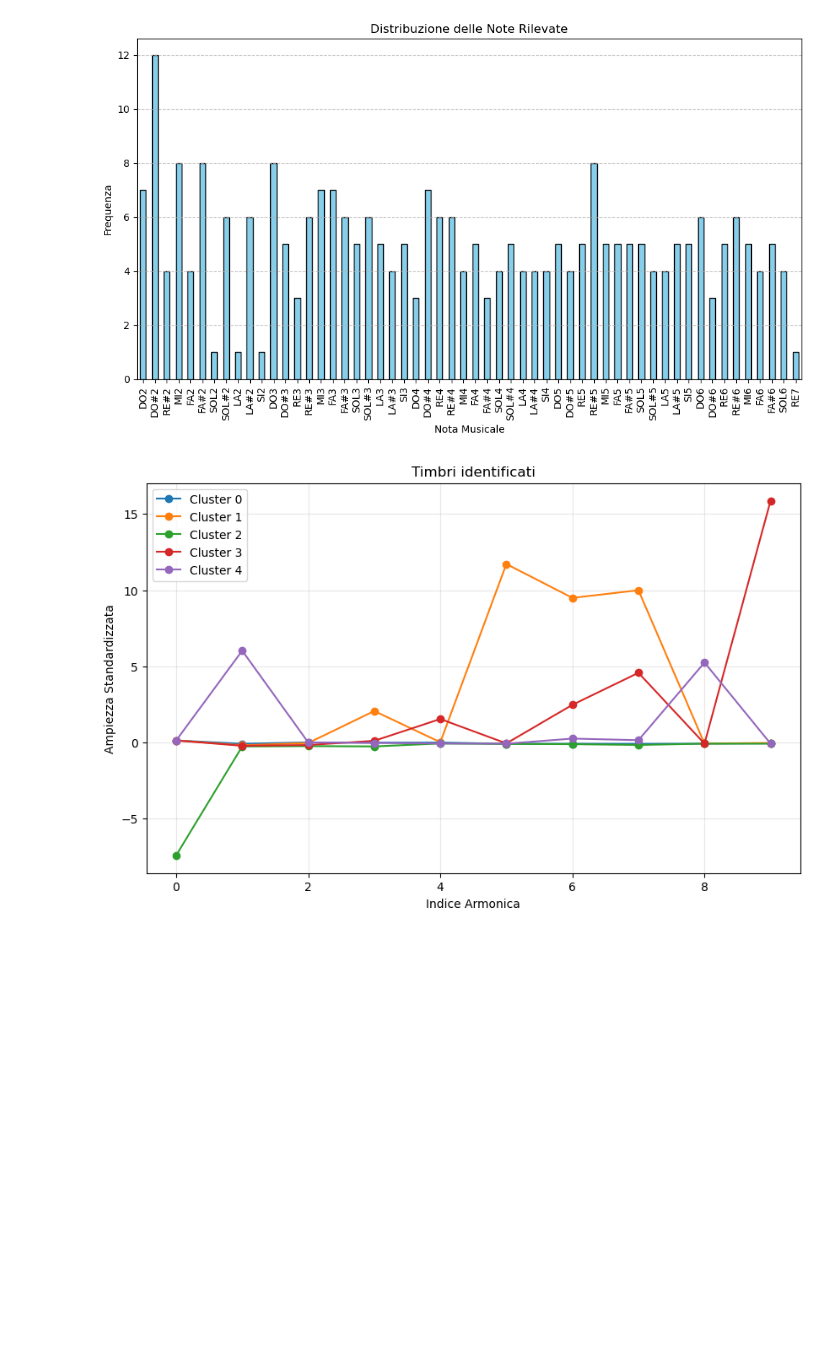
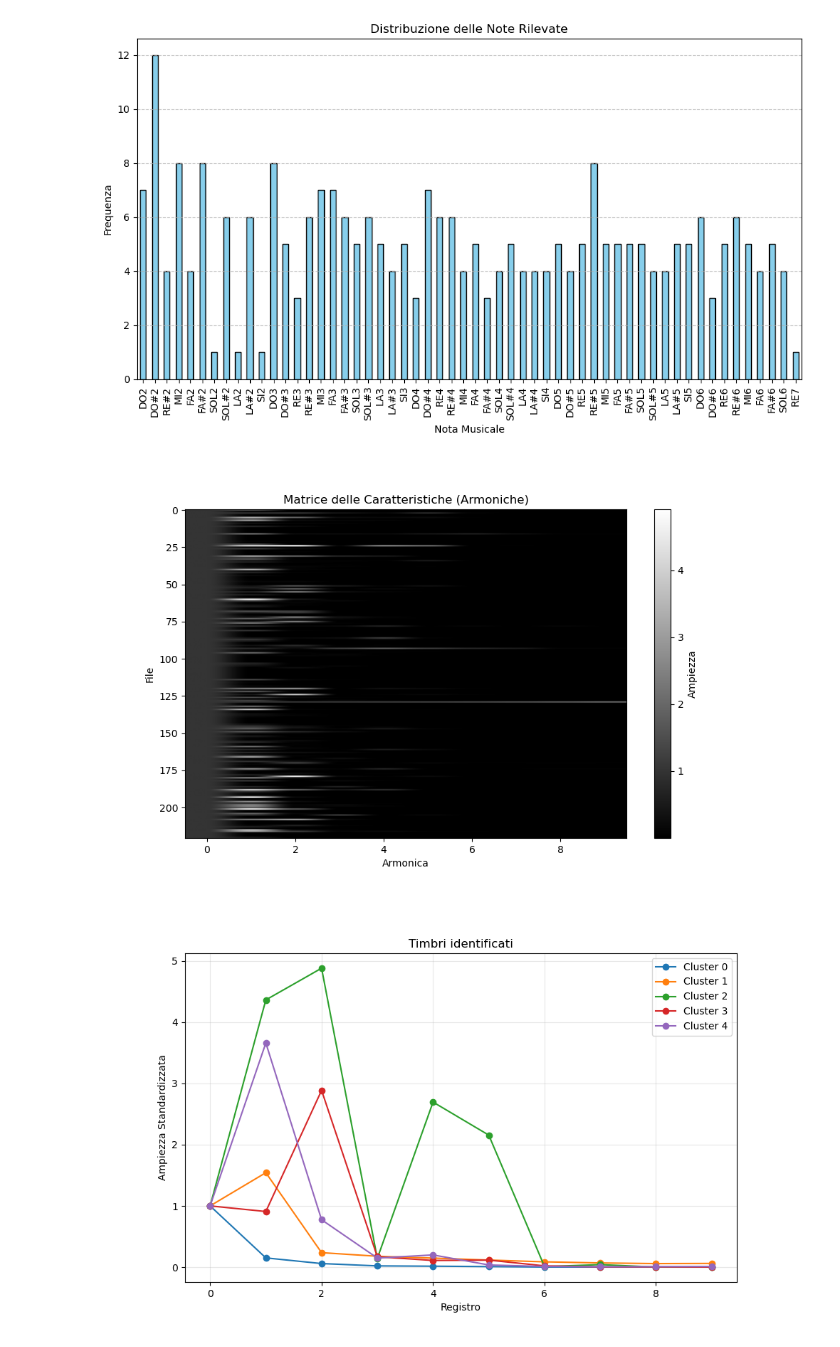
Before and after one commit to Lvetto/lmd_organo, a Jupyter notebook: Organ.ipynb, the cells around one changed output. Drawn from its saved outputs; the diff is of its cells as text; code cells hidden in the pictures; blank space fills up the shorter version.

```diff
--- a/Organ.ipynb
+++ b/Organ.ipynb
@@ -308,23 +308,41 @@ plt.show()
 # %%
 X_features = X_design[:, 1:]
 
-scaler = StandardScaler()
-X_scaled = scaler.fit_transform(X_features)
+# togli riga 150 165
+#X_features = np.delete(X_features, [139, 36], axis=0)
+
+# rimuovi righe con seconda armonica nulla
+mask = np.any(X_features == 0, axis=1)
+X_features = X_features[~mask]
+
+# rimuovi righe con almeno un'ampiezza > 5 su qualunque armonica
+mask_big = np.any(X_features > 5, axis=1)
+X_features = X_features[~mask_big]
+
+
+plt.figure(figsize=(10, 6))
+plt.imshow(X_features, aspect='auto', cmap='gray')
+plt.colorbar(label='Ampiezza')
+plt.title('Matrice delle Caratteristiche (Armoniche)')
+plt.xlabel('Armonica')
+plt.ylabel('File')
+plt.show()
 
 kmeans = KMeans(n_clusters=5, random_state=42)
-clusters = kmeans.fit_predict(X_scaled)
+clusters = kmeans.fit_predict(X_features)
 
 centri = kmeans.cluster_centers_
 
 plt.figure(figsize=(10, 6))
 for i in range(len(centri)):
     plt.plot(centri[i], marker='o', label=f'Cluster {i}')
 
 plt.title('Timbri identificati')
-plt.xlabel('Indice Armonica')
+plt.xlabel('Registro')
 plt.ylabel('Ampiezza Standardizzata')
 plt.legend()
 plt.grid(True, alpha=0.3)
 plt.show()
 # %% [output]
-[figure, old version]
+[figure, new version]
+[figure, added]
```
Also changed, not shown: parts of 7 cells of this notebook, 2 other files.
